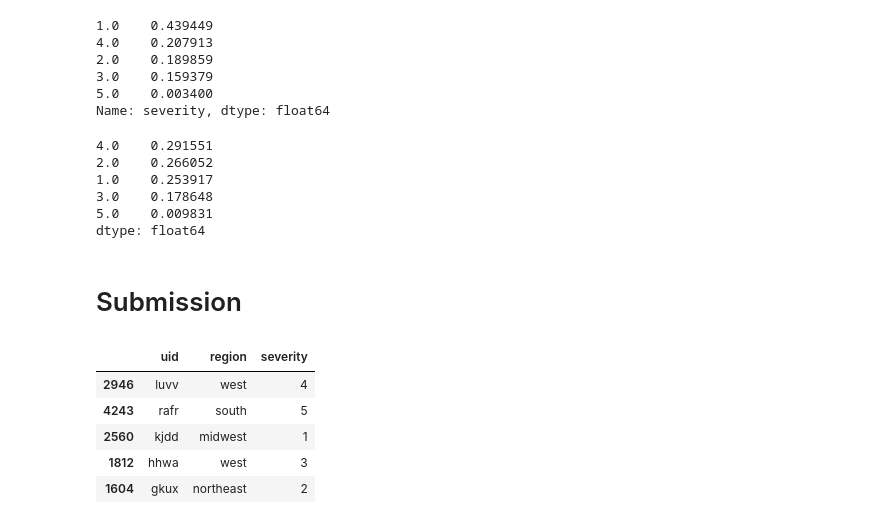
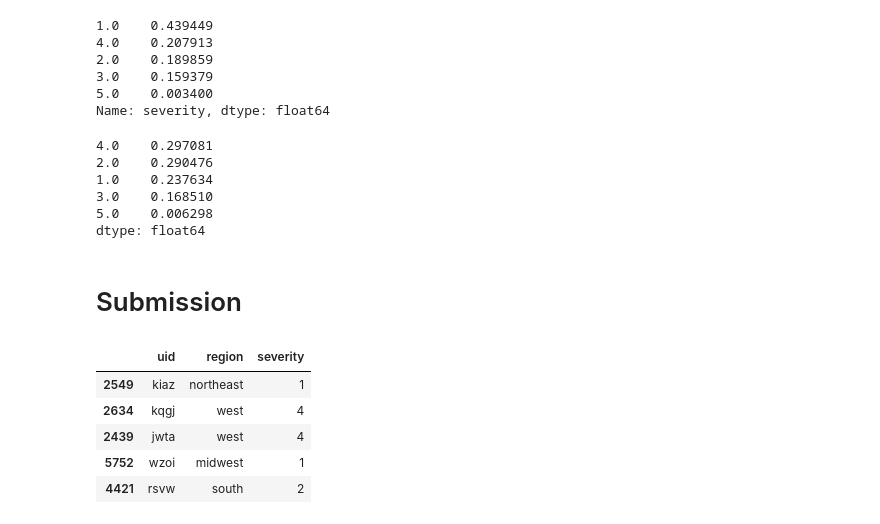
Before and after one commit to k-loki/Algal-bloom-Identification, a Jupyter notebook: notebooks/forgetall_restartagain.ipynb, the cells around one changed output. Drawn from its saved outputs; the diff is of its cells as text; code cells hidden in the pictures.

Commit message:
xgbreg_rolling_cols_overfitted@0.60

```diff
--- a/notebooks/forgetall_restartagain.ipynb
+++ b/notebooks/forgetall_restartagain.ipynb
@@ -867,8 +1072,8 @@ X.shape, y.shape, X_test.shape
 # %%
 xgb_reg = XGBRegressor(
-    n_estimators=4000,
+    n_estimators=11_000,
     max_depth=5,
-    learning_rate=0.02,
+    learning_rate=0.005,
     tree_method='gpu_hist',
     gpu_id=0,
     n_jobs=-1,
@@ -876,6 +1081,7 @@ xgb_reg = XGBRegressor(
     random_state=42,
     )
 
+
 xgb_reg.fit(X, y)
 test_preds = xgb_reg.predict(X_test)
 test_preds = pd.Series(np.round(test_preds)).clip(1, 5).values
@@ -902,22 +1108,22 @@ Name: severity, dtype: float64
 # %%
 pd.Series(test_preds).value_counts(normalize=True)
 # %% [output]
-4.0    0.291551
-2.0    0.266052
-1.0    0.253917
-3.0    0.178648
-5.0    0.009831
+4.0    0.297081
+2.0    0.290476
+1.0    0.237634
+3.0    0.168510
+5.0    0.006298
 dtype: float64
 # %% [markdown]
 # Submission
 # %%
 sub_format.severity = test_preds.astype(int)
 display(sub_format.sample(5))
-sub_format.to_csv('../submissions/to submit/xgbreg_grp_by_cols.csv', index=False)
+sub_format.to_csv('../submissions/to submit/xgbreg_rolling_cols_overfitted.csv', index=False)
 # %% [output]
 |  | uid | region | severity |
-| 2946 | luvv | west | 4 |
-| 4243 | rafr | south | 5 |
-| 2560 | kjdd | midwest | 1 |
-| 1812 | hhwa | west | 3 |
-| 1604 | gkux | northeast | 2 |
+| 2549 | kiaz | northeast | 1 |
+| 2634 | kqgj | west | 4 |
+| 2439 | jwta | west | 4 |
+| 5752 | wzoi | midwest | 1 |
+| 4421 | rsvw | south | 2 |
```
Also changed, not shown: parts of 30 cells of this notebook.
